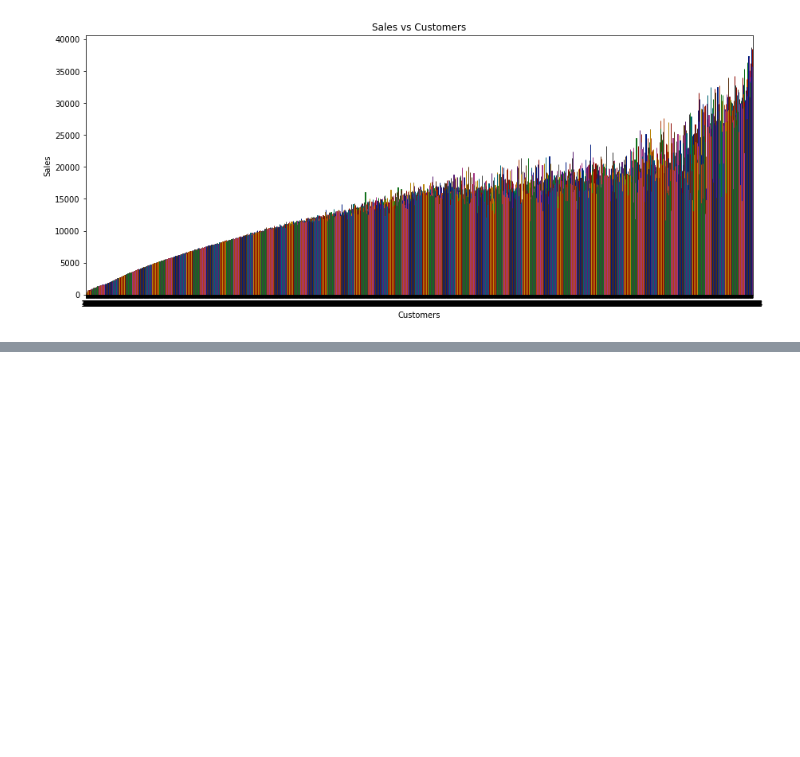
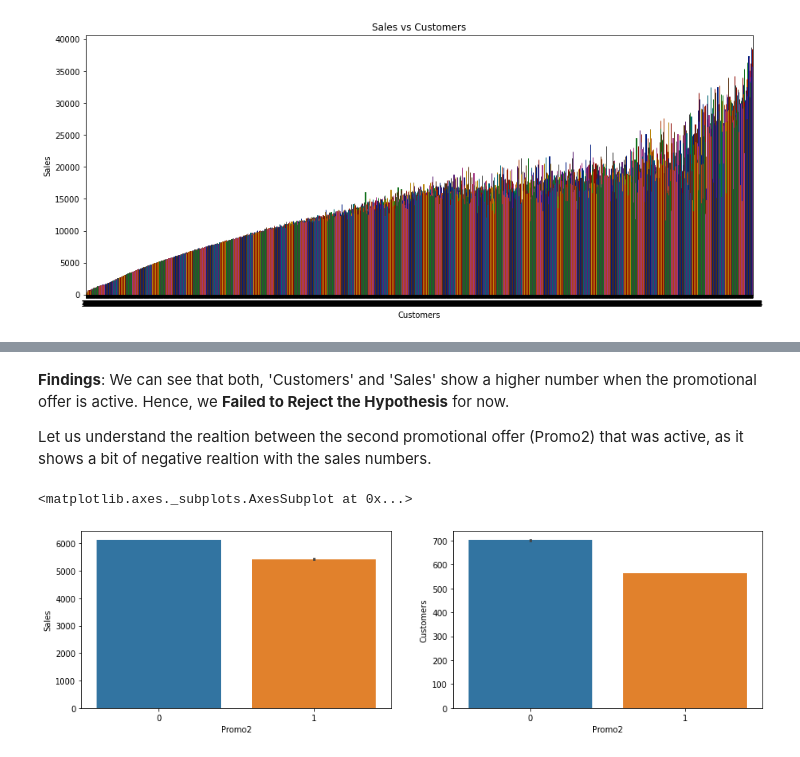
Before and after one commit to vinayakpotdar2114/Capstone-Project-2-Sales-Prediction-Rossmann-Sales-Prediction, a Jupyter notebook: Sales_Prediction_Rossmann_Sales_Prediction_Capstone_2.ipynb, the cells around one changed output, grey strips where cells are left out. Saved outputs shown, nothing was run; the diff lists cells and outputs as text; code cells hidden in the pictures; blank space fills up the shorter version.

```diff
--- a/Sales_Prediction_Rossmann_Sales_Prediction_Capstone_2.ipynb
+++ b/Sales_Prediction_Rossmann_Sales_Prediction_Capstone_2.ipynb
@@ -295,0 +320,11 @@ plt.show()
+# %% [markdown]
+**Findings**: We can see that both, 'Customers' and 'Sales' show a higher number when the promotional offer is active. Hence, we **Failed to Reject the Hypothesis** for now.
+
+Let us understand the realtion between the second promotional offer (Promo2) that was active, as it shows a bit of negative realtion with the sales numbers.
+# %%
+fig, (axis1,axis2) = plt.subplots(1,2,figsize=(15,6))
+sns.barplot(x='Promo2', y='Sales', data=dataset, ax=axis1)
+sns.barplot(x='Promo2', y='Customers', data=dataset, ax=axis2)
+# %% [output]
+<matplotlib.axes._subplots.AxesSubplot at 0x...>
+[figure, added]
```
Also changed, not shown: parts of 10 cells of this notebook.
